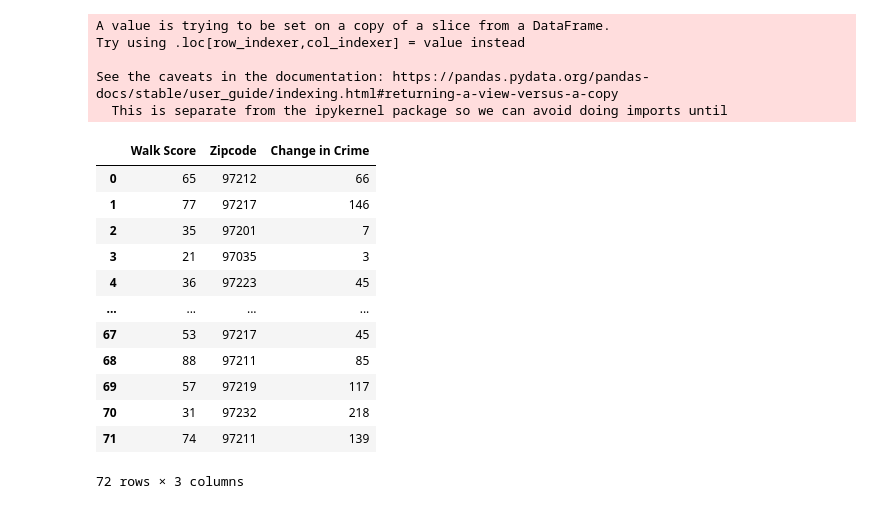
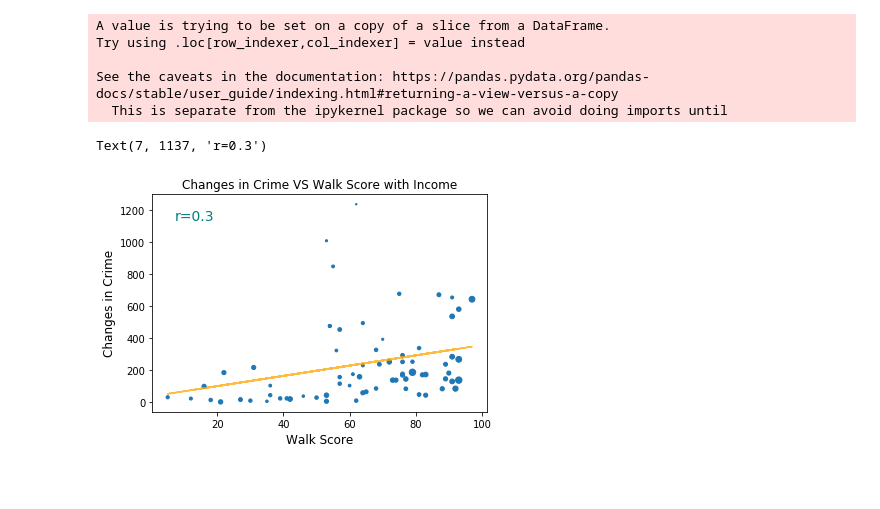
Before and after one commit to troypramsey/WalkabilityRaceIncome_InPortland_2012-2018, a Jupyter notebook: Walkscore_VS_Crime_DF.ipynb, the cells around one changed output. Saved outputs shown, nothing was run; the diff lists cells and outputs as text; code cells hidden in the pictures; blank space fills up the shorter version.

```diff
--- a/Walkscore_VS_Crime_DF.ipynb
+++ b/Walkscore_VS_Crime_DF.ipynb
@@ -86,26 +88,31 @@ Text(7, 1137, 'r=0.31')
-# %%
-income_by_nh = pd.read_csv('CSVs/income_by_neighborhood.csv')
-join_income = income_by_nh[['name', 'Median Income 2012', 'Median Income 2018']]
-join_income['Change in Income'] = pd.DataFrame(join_income['Median Income 2018'] - join_income['Median Income 2012'])
-
-crime_vs_income = pd.merge(cc_vs_walk, join_income, how='left', left_on='Name', right_on='name')
-crime_walk_df
-# %% [output]
-A value is trying to be set on a copy of a slice from a DataFrame.
-Try using .loc[row_indexer,col_indexer] = value instead
-
-See the caveats in the documentation: https://pandas.pydata.org/pandas-docs/stable/user_guide/indexing.html#returning-a-view-versus-a-copy
-  This is separate from the ipykernel package so we can avoid doing imports until
-|  | Walk Score | Zipcode | Change in Crime |
-| 0 | 65 | 97212 | 66 |
-| 1 | 77 | 97217 | 146 |
-| 2 | 35 | 97201 | 7 |
-| 3 | 21 | 97035 | 3 |
-| 4 | 36 | 97223 | 45 |
-| ... | ... | ... | ... |
-| 67 | 53 | 97217 | 45 |
-| 68 | 88 | 97211 | 85 |
-| 69 | 57 | 97219 | 117 |
-| 70 | 31 | 97232 | 218 |
-| 71 | 74 | 97211 | 139 |
-72 rows × 3 columns
+# %%
+income_by_nh = pd.read_csv('CSVs/income_by_neighborhood.csv')
+join_income = income_by_nh[['name', 'Median Income 2012', 'Median Income 2018']]
+join_income['Change in Income'] = pd.DataFrame(join_income['Median Income 2018'] - join_income['Median Income 2012'])
+
+crime_vs_income = pd.merge(cvw, join_income, how='left', left_on='Name', right_on='name')
+clean_crime_vs_income = crime_vs_income[['Name', 'Walk Score', 'Change in Income', 'Change in Crime']]
+
+x_values = clean_crime_vs_income['Walk Score']
+y_values = clean_crime_vs_income['Change in Crime']
+z_values = clean_crime_vs_income['Change in Income']
+
+plt.scatter(x=x_values, y=y_values, s=z_values/(z_values.min()/2))
+plt.xlabel('Walk Score', fontsize=12.0)
+plt.ylabel('Changes in Crime', fontsize=12.0)
+plt.title('Changes in Crime VS Walk Score with Income')
+
+(slope, intercept, rvalue, pvalue, stderr) = linregress(x_values, y_values)
+
+regress_values = x_values * slope + intercept
+line_eq = 'y = ' + str(round(slope,2)) + 'x + ' + str(round(intercept,2))
+plt.plot(x_values, regress_values, color='orange', linestyle='solid', alpha=.75)
+plt.annotate(f'r={round(rvalue, 2)}', (x_values.min()+2, y_values.max()-100), fontsize=14,color='teal')
+# %% [output]
+A value is trying to be set on a copy of a slice from a DataFrame.
+Try using .loc[row_indexer,col_indexer] = value instead
+
+See the caveats in the documentation: https://pandas.pydata.org/pandas-docs/stable/user_guide/indexing.html#returning-a-view-versus-a-copy
+  This is separate from the ipykernel package so we can avoid doing imports until
+Text(7, 1137, 'r=0.3')
+[figure, added]
```
Also changed, not shown: parts of 2 cells of this notebook.
